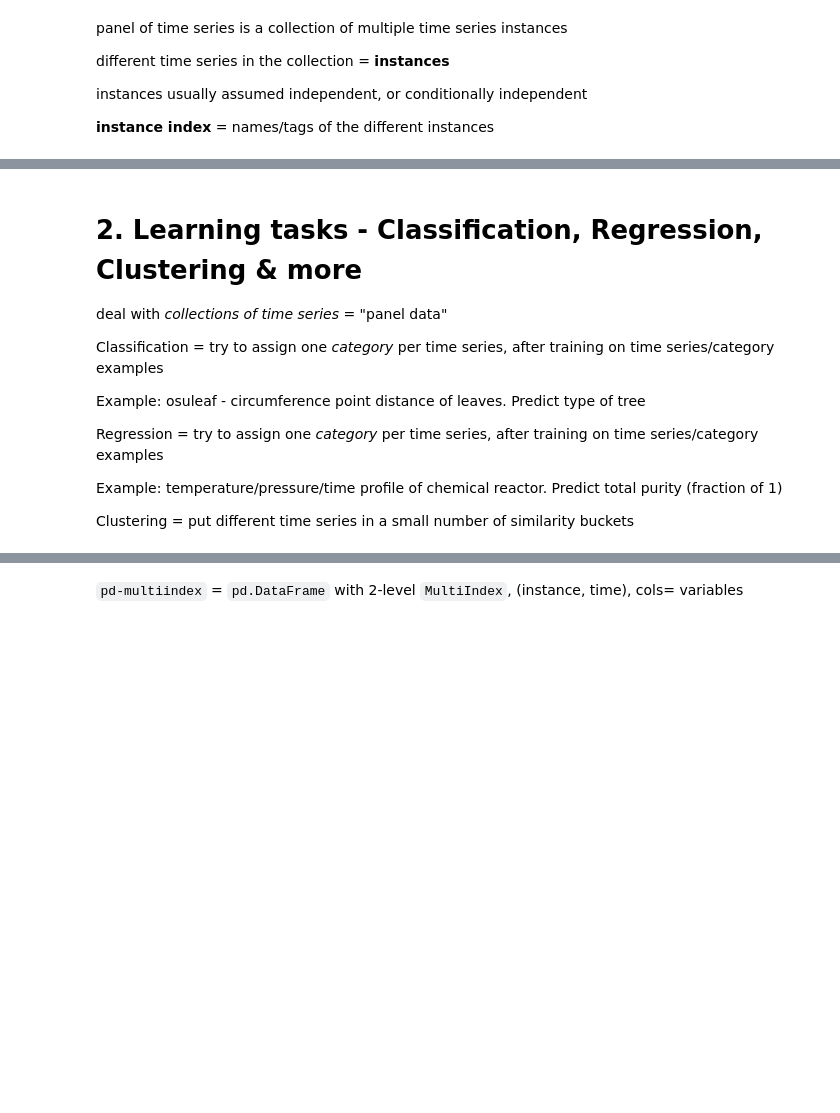
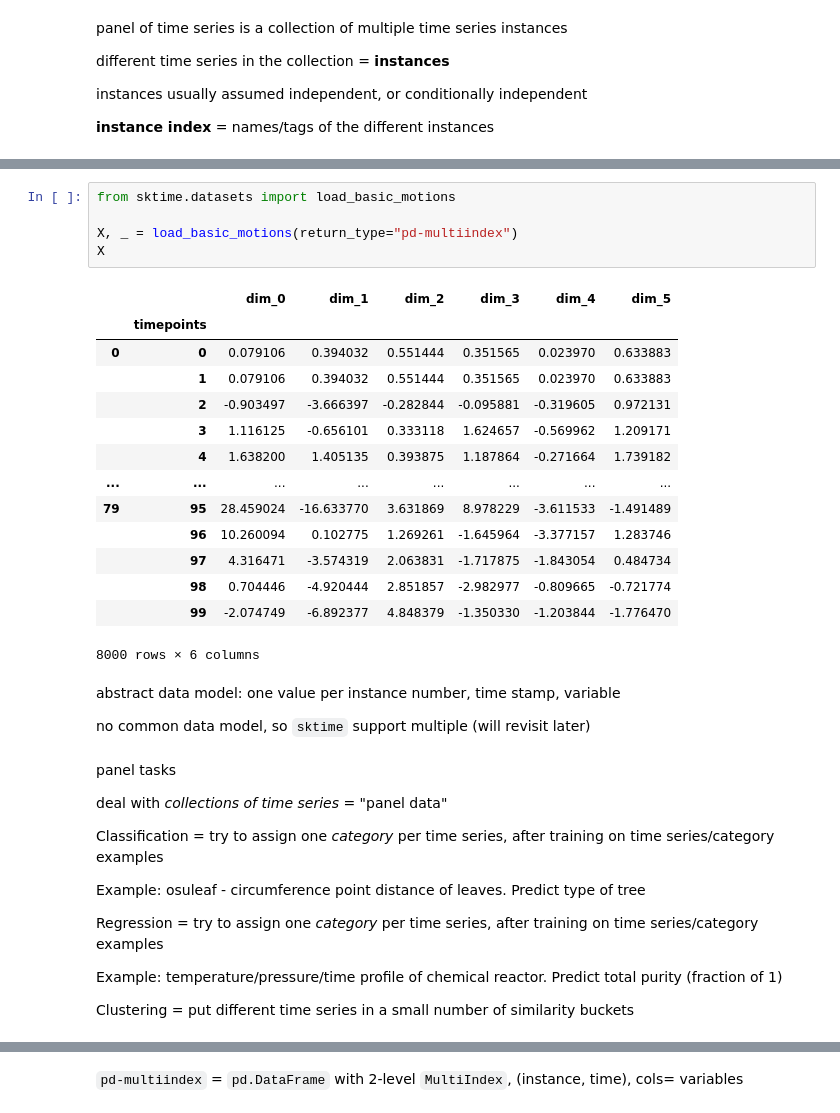
Before and after one commit to sktime/sktime-tutorial-ODSC-Europe-2023, a Jupyter notebook: notebooks/02_overview.ipynb, the cells around one changed output, grey strips where cells are left out. Drawn from its saved outputs; the diff is of its cells as text; blank space fills up the shorter version.

```diff
--- a/notebooks/02_overview.ipynb
+++ b/notebooks/02_overview.ipynb
@@ -351,5 +367,29 @@ instances usually assumed independent, or conditionally independent
+# %%
+from sktime.datasets import load_basic_motions
+
+X, _ = load_basic_motions(return_type="pd-multiindex")
+X
+# %% [output]
+|  |  | dim_0 | dim_1 | dim_2 | dim_3 | dim_4 | dim_5 |
+|  | timepoints |  |  |  |  |  |  |
+| 0 | 0 | 0.079106 | 0.394032 | 0.551444 | 0.351565 | 0.023970 | 0.633883 |
+|  | 1 | 0.079106 | 0.394032 | 0.551444 | 0.351565 | 0.023970 | 0.633883 |
+|  | 2 | -0.903497 | -3.666397 | -0.282844 | -0.095881 | -0.319605 | 0.972131 |
+|  | 3 | 1.116125 | -0.656101 | 0.333118 | 1.624657 | -0.569962 | 1.209171 |
+|  | 4 | 1.638200 | 1.405135 | 0.393875 | 1.187864 | -0.271664 | 1.739182 |
+| ... | ... | ... | ... | ... | ... | ... | ... |
+| 79 | 95 | 28.459024 | -16.633770 | 3.631869 | 8.978229 | -3.611533 | -1.491489 |
+|  | 96 | 10.260094 | 0.102775 | 1.269261 | -1.645964 | -3.377157 | 1.283746 |
+|  | 97 | 4.316471 | -3.574319 | 2.063831 | -1.717875 | -1.843054 | 0.484734 |
+|  | 98 | 0.704446 | -4.920444 | 2.851857 | -2.982977 | -0.809665 | -0.721774 |
+|  | 99 | -2.074749 | -6.892377 | 4.848379 | -1.350330 | -1.203844 | -1.776470 |
+8000 rows × 6 columns
+# %% [markdown]
+abstract data model: one value per instance number, time stamp, variable
+
+no common data model, so `sktime` support multiple (will revisit later)
 # %% [markdown]
-# 2. Learning tasks - Classification, Regression, Clustering & more
+panel tasks
 
 deal with *collections of time series* = "panel data"
 
```
Also changed, not shown: parts of 21 cells of this notebook.
